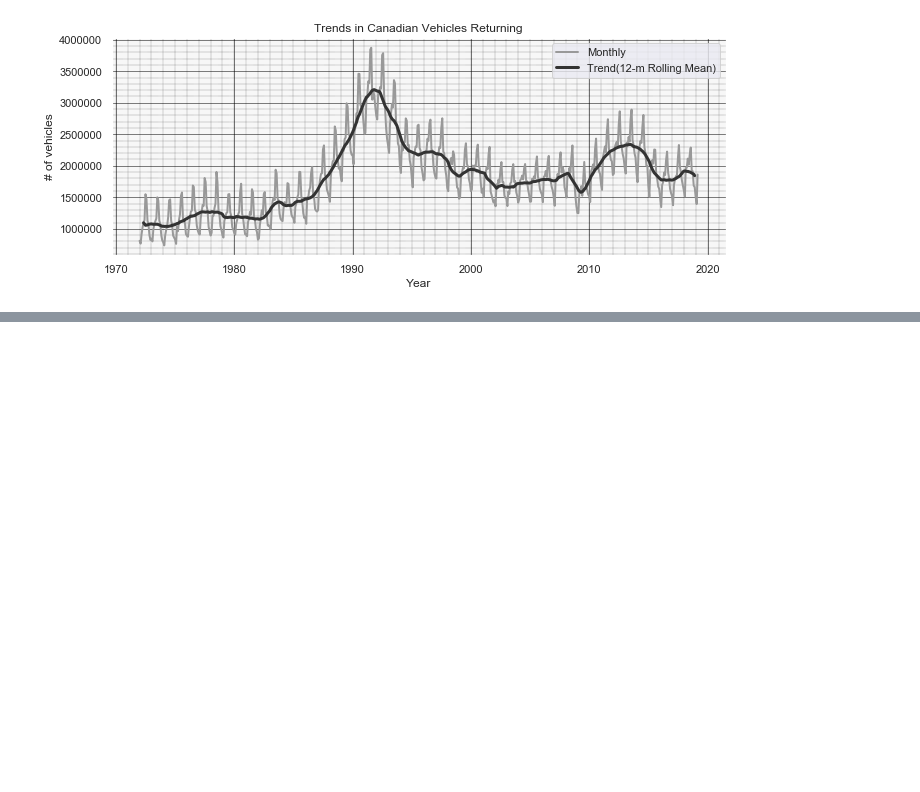
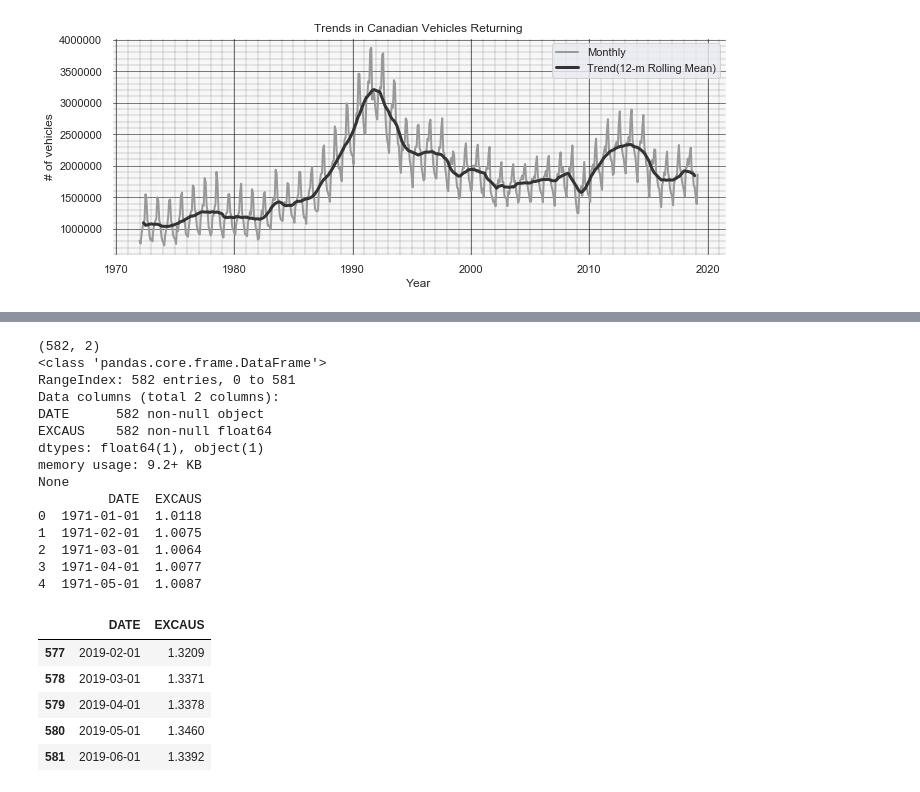
Before and after one commit to AMacumber/Canada_US_BorderCrossings, a Jupyter notebook: Main_BorderCrossing.ipynb, the cells around one changed output, grey strips where cells are left out. Saved outputs shown, nothing was run; the diff lists cells and outputs as text; code cells hidden in the pictures; blank space fills up the shorter version.

```diff
--- a/Main_BorderCrossing.ipynb
+++ b/Main_BorderCrossing.ipynb
@@ -656,0 +705,27 @@ ax.set_facecolor('#f7f7f7')
+# %%
+print(exchange_df_000.shape)
+print(exchange_df_000.info())
+print(exchange_df_000.head())
+exchange_df_000.tail()
+# %% [output]
+(582, 2)
+<class 'pandas.core.frame.DataFrame'>
+RangeIndex: 582 entries, 0 to 581
+Data columns (total 2 columns):
+DATE      582 non-null object
+EXCAUS    582 non-null float64
+dtypes: float64(1), object(1)
+memory usage: 9.2+ KB
+None
+         DATE  EXCAUS
+0  1971-01-01  1.0118
+1  1971-02-01  1.0075
+2  1971-03-01  1.0064
+3  1971-04-01  1.0077
+4  1971-05-01  1.0087
+|  | DATE | EXCAUS |
+| 577 | 2019-02-01 | 1.3209 |
+| 578 | 2019-03-01 | 1.3371 |
+| 579 | 2019-04-01 | 1.3378 |
+| 580 | 2019-05-01 | 1.3460 |
+| 581 | 2019-06-01 | 1.3392 |
```
Also changed, not shown: parts of 12 cells of this notebook.
